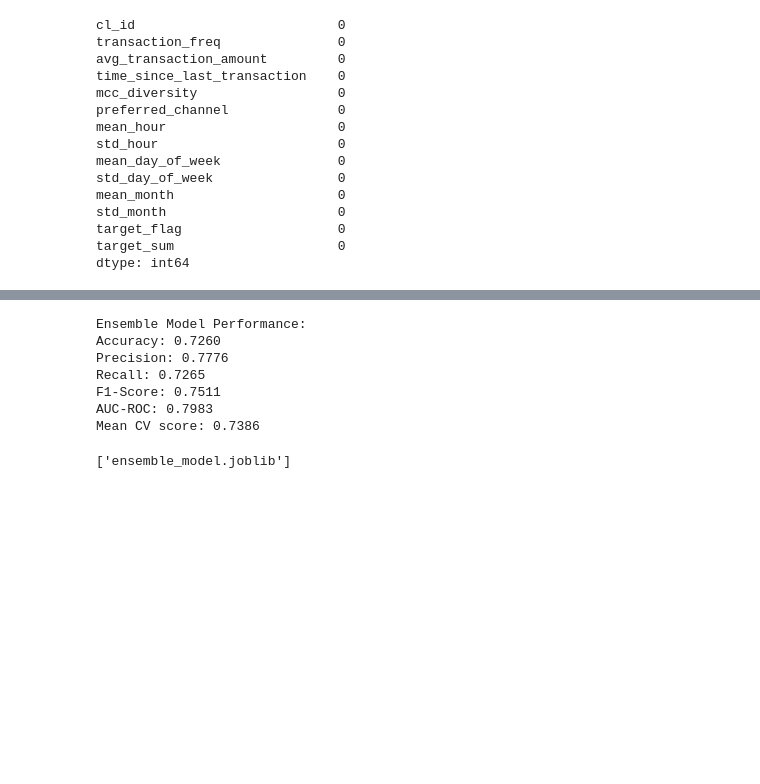
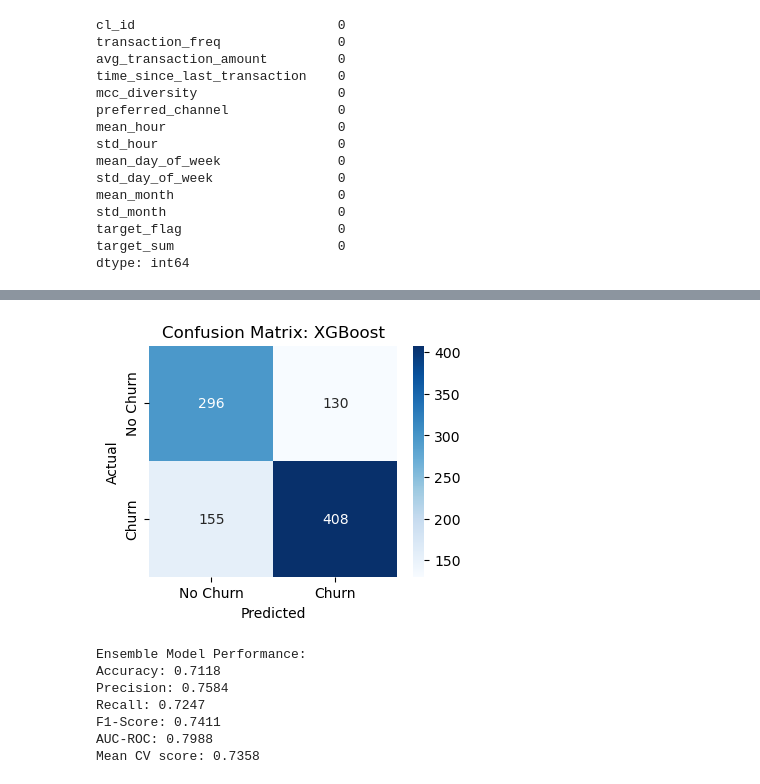
Before and after one commit to Ishrathh/ChurnWatch, a Jupyter notebook: notebook.ipynb, the cells around one changed output, grey strips where cells are left out. Cells and saved outputs as stored; diff of their text form; code cells hidden in the pictures; blank space fills up the shorter version.

```diff
--- a/notebook.ipynb
+++ b/notebook.ipynb
@@ -289,7 +288,7 @@ base_models = [
     ('Gradient Boosting', GradientBoostingClassifier(random_state=42)),
     ('Logistic Regression', LogisticRegression(max_iter=1000, random_state=42)),
     ('Neural Network', MLPClassifier(hidden_layer_sizes=(
-        64, 32), max_iter=1000, random_state=42)),
+        64, 64, 32), max_iter=1000, random_state=42)),
     ('XGBoost', xgb.XGBClassifier(random_state=42))
 ]
 
@@ -304,40 +303,56 @@ stacking_ensemble = StackingClassifier(
 )
 
 # Create pipeline for the ensemble
 ensemble_pipeline = Pipeline(steps=[
     ('preprocessor', preprocessor),
     ('classifier', stacking_ensemble)
 ])
 
 # Train the ensemble
 ensemble_pipeline.fit(X_train, y_train)
 
 # Evaluate the ensemble
 y_pred_ensemble = ensemble_pipeline.predict(X_test)
 y_pred_proba_ensemble = ensemble_pipeline.predict_proba(X_test)[:, 1]
 scores = cross_val_score(ensemble_pipeline, X_train, y_train, cv=5)
 
 ensemble_metrics = {
     'Accuracy': accuracy_score(y_test, y_pred_ensemble),
     'Precision': precision_score(y_test, y_pred_ensemble),
     'Recall': recall_score(y_test, y_pred_ensemble),
     'F1-Score': f1_score(y_test, y_pred_ensemble),
     'AUC-ROC': roc_auc_score(y_test, y_pred_proba_ensemble),
     'Mean CV score': scores.mean()
 }
 
+cm_en = confusion_matrix(y_test, y_pred_ensemble)
+plt.figure(figsize=(4, 3))
+sns.heatmap(
+    cm_en,
+    annot=True,
+    fmt='d',
+    cmap='Blues',
+    xticklabels=['No Churn', 'Churn'],
+    yticklabels=['No Churn', 'Churn']
+)
+plt.title(f'Confusion Matrix: {name}')
+plt.ylabel('Actual')
+plt.xlabel('Predicted')
+plt.show()
+
 # Display ensemble results
 print("Ensemble Model Performance:")
 for metric_name, value in ensemble_metrics.items():
     print(f"{metric_name}: {value:.4f}")
 # %% [output]
+[figure, added]
 Ensemble Model Performance:
-Accuracy: 0.7260
-Precision: 0.7776
-Recall: 0.7265
-F1-Score: 0.7511
-AUC-ROC: 0.7983
-Mean CV score: 0.7386
+Accuracy: 0.7118
+Precision: 0.7584
+Recall: 0.7247
+F1-Score: 0.7411
+AUC-ROC: 0.7988
+Mean CV score: 0.7358
 # %%
 import pickle
 
@@ -345,7 +359,2 @@ import pickle
 with open('stacking_ensemble.pkl', 'wb') as file:
     pickle.dump(ensemble_pipeline, file)
-# %%
-import joblib
-joblib.dump(ensemble_pipeline, 'ensemble_model.joblib')
-# %% [output]
-['ensemble_model.joblib']
```
Also changed, not shown: parts of 3 cells of this notebook, 2 other files.
